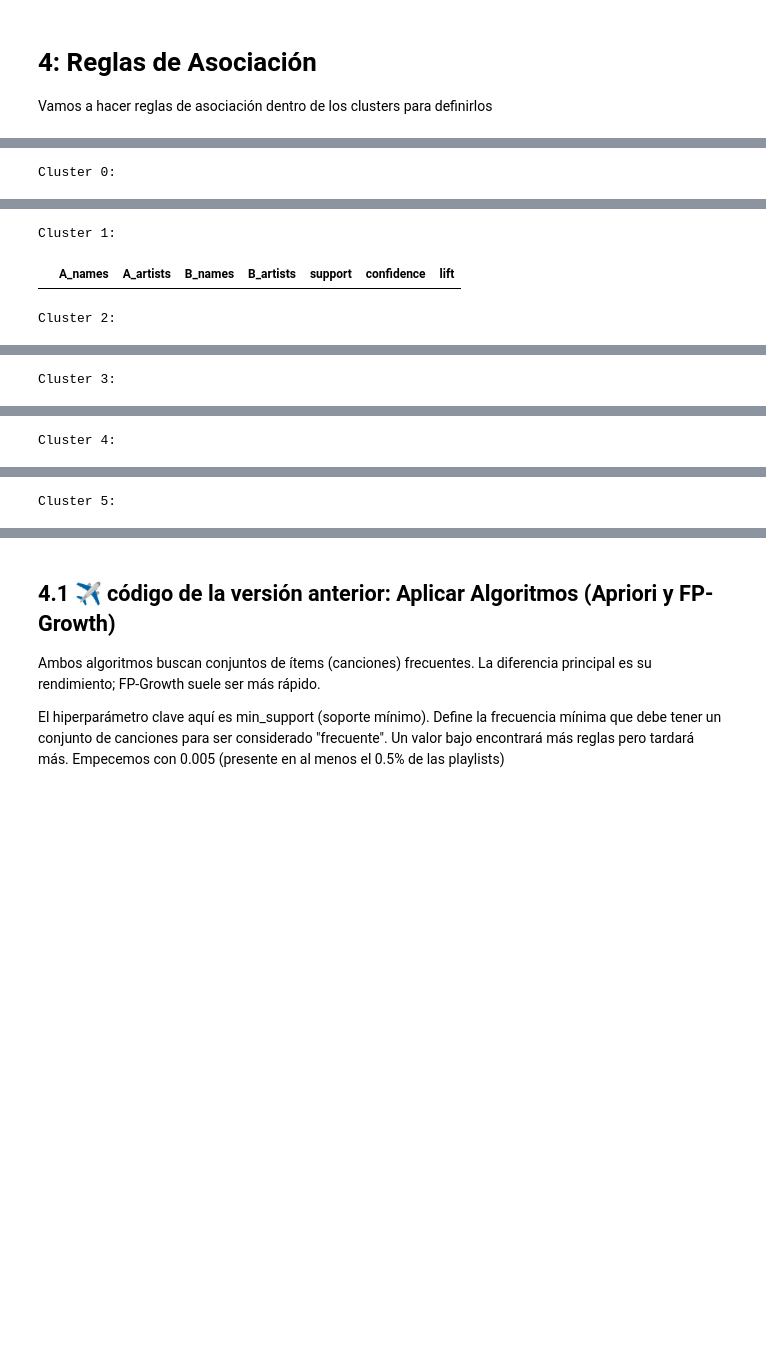
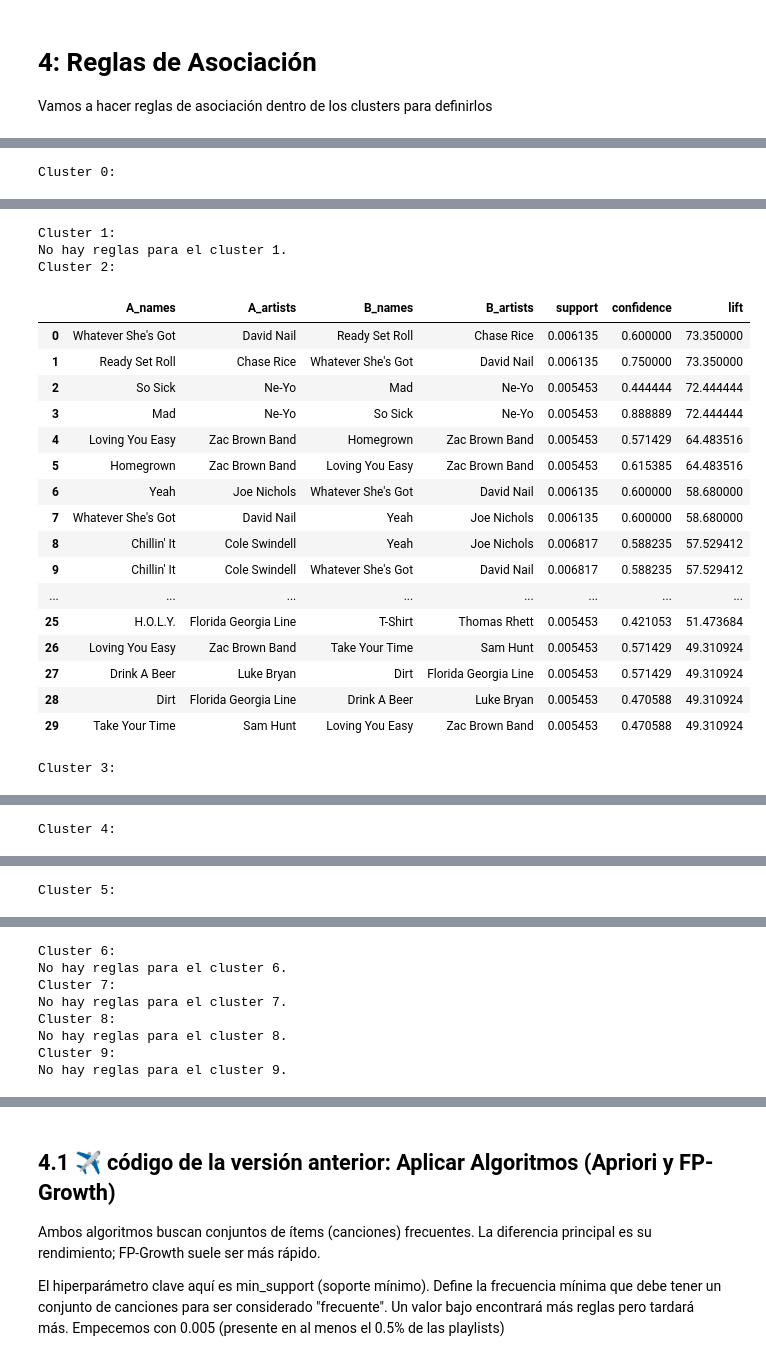
Before and after one commit to fabianlgomez/mpd-PlaylistSimilarity-unal, a Jupyter notebook: associationRules&Clustering.ipynb, the cells around one changed output, grey strips where cells are left out. Saved outputs shown, nothing was run; the diff lists cells and outputs as text; code cells hidden in the pictures; blank space fills up the shorter version.

```diff
--- a/associationRules&Clustering.ipynb
+++ b/associationRules&Clustering.ipynb
@@ -149,8 +147,8 @@ Shape de X_playlist_numeric (solo columnas numéricas): (8192, 2)
 # %% [markdown]
 ## 5.A.2 Algoritmos 2 y 3: DBSCAN y Agglomerative Clustering (reemplazado x MiniBatchKMeans)
 # %%
-# Basado en el gráfico, elegimos un valor para k (ej. k=6 donde la curva se aplana)
-OPTIMAL_K = 6
+# Basado en el gráfico, elegimos un valor para k (ej. k=9 donde la curva se aplana)
+OPTIMAL_K = 10
 kmeans = KMeans(n_clusters=OPTIMAL_K, random_state=42, n_init=10)
 # Usamos el DataFrame NUMÉRICO aquí también
 playlist_labels_kmeans = kmeans.fit_predict(X_playlist_numeric)
@@ -361,0 +346,13 @@ Etiquetas de K-Means añadidas a df_playlist.
+# %%
+df_playlist['playlist_labels_kmeans'] = playlist_labels_kmeans
+print("\nEtiquetas de K-Means añadidas a df_playlist.")
+
+if 'name_x' in df_playlist.columns:
+    # Renombra la columna 'name_x' a 'name'
+    df_playlist.rename(columns={'name_x': 'name'}, inplace=True)
+
+if 'name_y' in df_playlist.columns:
+    # Elimina la columna 'name_y'
+    df_playlist.drop("name_y", axis=1, inplace=True)
+
+df_playlist.head()
@@ -364,10 +406,9 @@ vamos a definir los clusters un poco para interpretar mejor los datos
 # %%
 # columnas que realmente quieres describir
-core = ['avg_bpm','avg_energy','avg_danceability_ll','avg_loudness',
+core = ['avg_bpm','avg_energy','avg_danceability_ll','avg_loudness',"gender_female",
         'genre_dortmund_electronic','genre_dortmund_rock','genre_dortmund_pop',
         'genre_tzanetakis_cla','mood_party_party','mood_relaxed_relaxed',
-        'timbre_bright','tonal_atonal_atonal',
-        'total_duration_ms','n_tracks']
+        'timbre_bright','tonal_atonal_atonal',]
 
 feat_df = df_playlist[core + ['playlist_labels_kmeans']]
 
@@ -392,4 +433,3 @@ summary_df = (pd.concat(summary, axis=1)
                 .rename_axis('feature')
                 .T.reset_index()
                 .rename(columns={'level_0':'cluster'}))
-print(summary_df)
@@ -602,7 +715,7 @@ def enrich_rules(rules_df):
 # Ejemplo para el cluster 2
 for i in range (0, OPTIMAL_K):
     print(f"Cluster {i}:")
-    if i in rules_by_cluster:
+    if i in rules_by_cluster and len(rules_by_cluster[i])>0:
       readable_c2 = enrich_rules(rules_by_cluster[i])
       display(readable_c2)
     else:
@@ -629,4 +732,22 @@ Cluster 0:
 Cluster 1:
+No hay reglas para el cluster 1.
+Cluster 2:
 |  | A_names | A_artists | B_names | B_artists | support | confidence | lift |
+| 0 | Whatever She's Got | David Nail | Ready Set Roll | Chase Rice | 0.006135 | 0.600000 | 73.350000 |
+| 1 | Ready Set Roll | Chase Rice | Whatever She's Got | David Nail | 0.006135 | 0.750000 | 73.350000 |
+| 2 | So Sick | Ne-Yo | Mad | Ne-Yo | 0.005453 | 0.444444 | 72.444444 |
+| 3 | Mad | Ne-Yo | So Sick | Ne-Yo | 0.005453 | 0.888889 | 72.444444 |
+| 4 | Loving You Easy | Zac Brown Band | Homegrown | Zac Brown Band | 0.005453 | 0.571429 | 64.483516 |
+| 5 | Homegrown | Zac Brown Band | Loving You Easy | Zac Brown Band | 0.005453 | 0.615385 | 64.483516 |
+| 6 | Yeah | Joe Nichols | Whatever She's Got | David Nail | 0.006135 | 0.600000 | 58.680000 |
+| 7 | Whatever She's Got | David Nail | Yeah | Joe Nichols | 0.006135 | 0.600000 | 58.680000 |
+| 8 | Chillin' It | Cole Swindell | Yeah | Joe Nichols | 0.006817 | 0.588235 | 57.529412 |
+| 9 | Chillin' It | Cole Swindell | Whatever She's Got | David Nail | 0.006817 | 0.588235 | 57.529412 |
+| ... | ... | ... | ... | ... | ... | ... | ... |
+| 25 | H.O.L.Y. | Florida Georgia Line | T-Shirt | Thomas Rhett | 0.005453 | 0.421053 | 51.473684 |
+| 26 | Loving You Easy | Zac Brown Band | Take Your Time | Sam Hunt | 0.005453 | 0.571429 | 49.310924 |
+| 27 | Drink A Beer | Luke Bryan | Dirt | Florida Georgia Line | 0.005453 | 0.571429 | 49.310924 |
+| 28 | Dirt | Florida Georgia Line | Drink A Beer | Luke Bryan | 0.005453 | 0.470588 | 49.310924 |
+| 29 | Take Your Time | Sam Hunt | Loving You Easy | Zac Brown Band | 0.005453 | 0.470588 | 49.310924 |
-Cluster 2:
+Cluster 3:
 |  | A_names | A_artists | B_names | B_artists | support | confidence | lift |
@@ -647,2 +758,2 @@ Cluster 2:
-Cluster 3:
+Cluster 4:
 |  | A_names | A_artists | B_names | B_artists | support | confidence | lift |
@@ -661,2 +776,2 @@ Cluster 3:
-Cluster 4:
+Cluster 5:
 |  | A_names | A_artists | B_names | B_artists | support | confidence | lift |
@@ -667 +794,8 @@ Cluster 4:
-Cluster 5:
+Cluster 6:
+No hay reglas para el cluster 6.
+Cluster 7:
+No hay reglas para el cluster 7.
+Cluster 8:
+No hay reglas para el cluster 8.
+Cluster 9:
+No hay reglas para el cluster 9.
```
Also changed, not shown: parts of 20 cells of this notebook.
